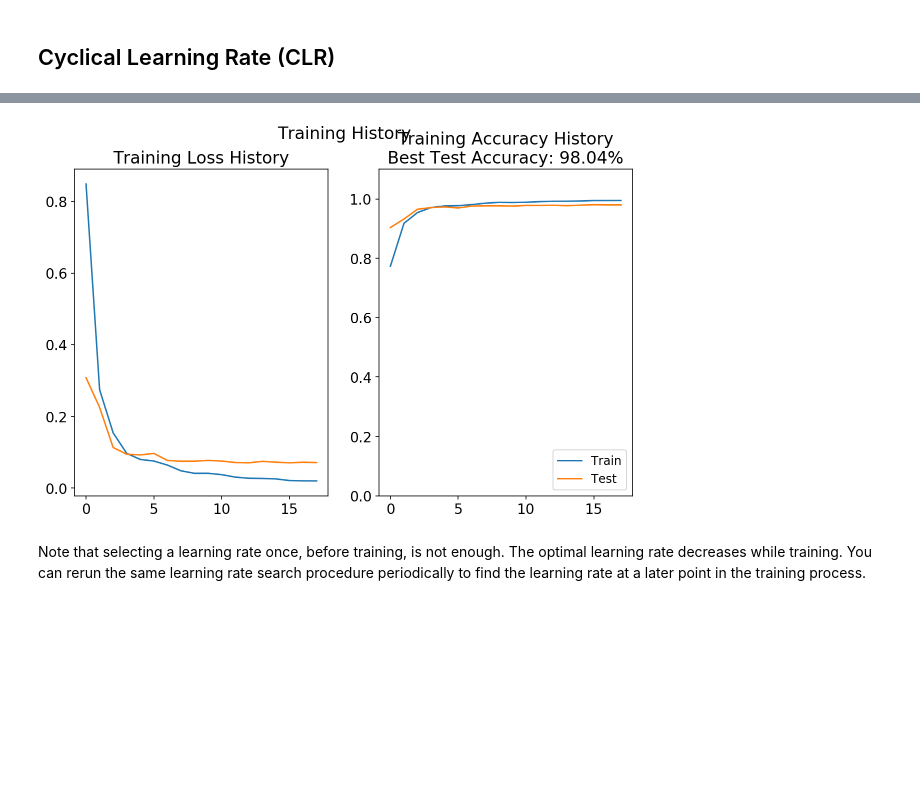
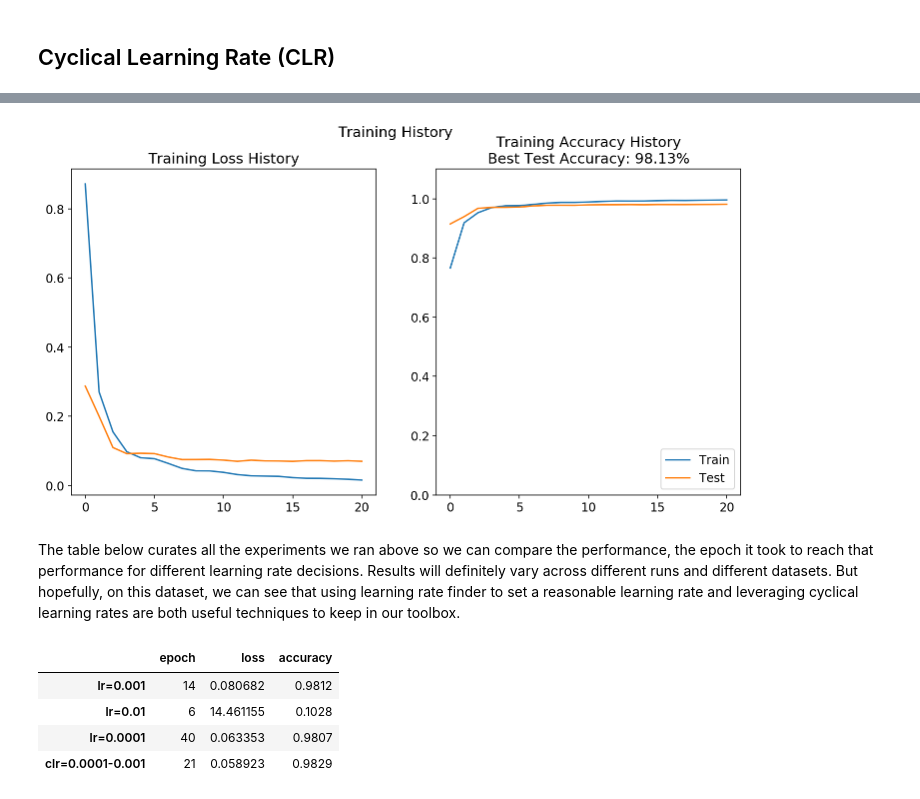
Before and after one commit to ethen8181/programming, a Jupyter notebook: fastai/cyclical_learning_rates.ipynb, the cells around one changed output, grey strips where cells are left out. Cells and saved outputs as stored; diff of their text form; code cells hidden in the pictures; blank space fills up the shorter version.

Commit message:
learning rate continued

```diff
--- a/fastai/cyclical_learning_rates.ipynb
+++ b/fastai/cyclical_learning_rates.ipynb
@@ -352,6 +365,23 @@ score4
 # %%
-viz_history(history4.history)
+vis_keras_history(history4.history)
 # %% [output]
-[figure, old version]
+[figure, new version]
-# %% [markdown]
-Note that selecting a learning rate once, before training, is not enough. The optimal learning rate decreases while training. You can rerun the same learning rate search procedure periodically to find the learning rate at a later point in the training process.
+# %% [markdown]
+The table below curates all the experiments we ran above so we can compare the performance, the epoch it took to reach that performance for different learning rate decisions. Results will definitely vary across different runs and different datasets. But hopefully, on this dataset, we can see that using learning rate finder to set a reasonable learning rate and leveraging cyclical learning rates are both useful techniques to keep in our toolbox.
+# %%
+comparisons = []
+scores = [score1, score2, score3, score4]
+histories = [history1, history2, history3, history4]
+for score, history in zip(scores, histories):
+    epoch = [len(history.history['loss'])]
+    comparisons.append(epoch + score)
+
+df = pd.DataFrame(comparisons, columns = ['epoch', 'loss', 'accuracy'])
+df.index = ['lr=0.001', 'lr=0.01', 'lr=0.0001', 'clr=0.0001-0.001']
+df
+# %% [output]
+|  | epoch | loss | accuracy |
+| lr=0.001 | 14 | 0.080682 | 0.9812 |
+| lr=0.01 | 6 | 14.461155 | 0.1028 |
+| lr=0.0001 | 40 | 0.063353 | 0.9807 |
+| clr=0.0001-0.001 | 21 | 0.058923 | 0.9829 |
```
Also changed, not shown: parts of 22 cells of this notebook, 4 other files.
